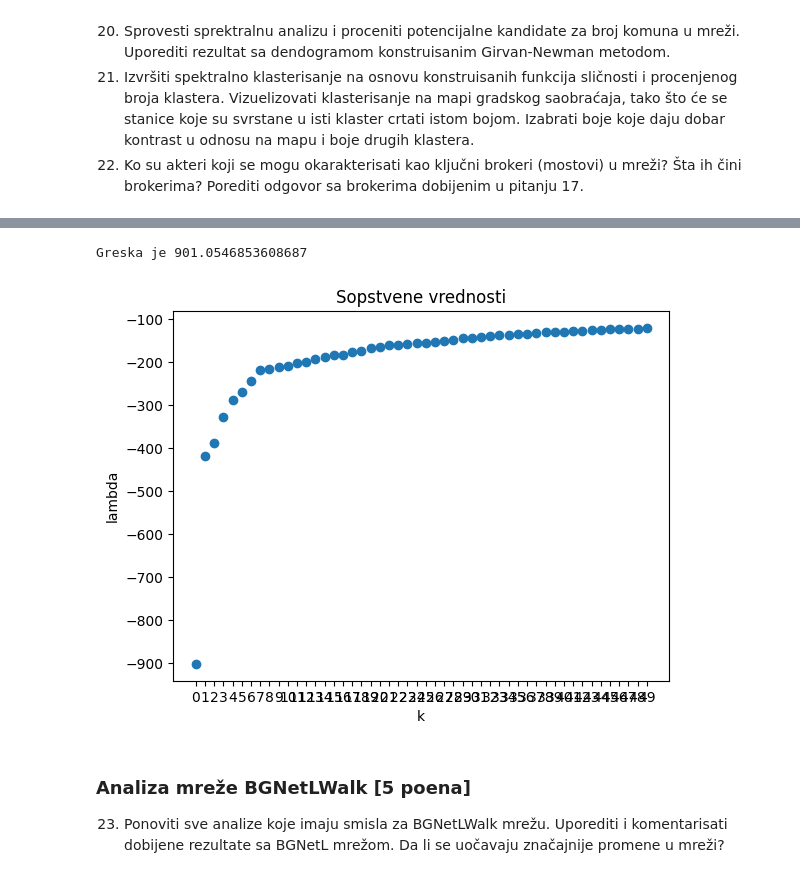
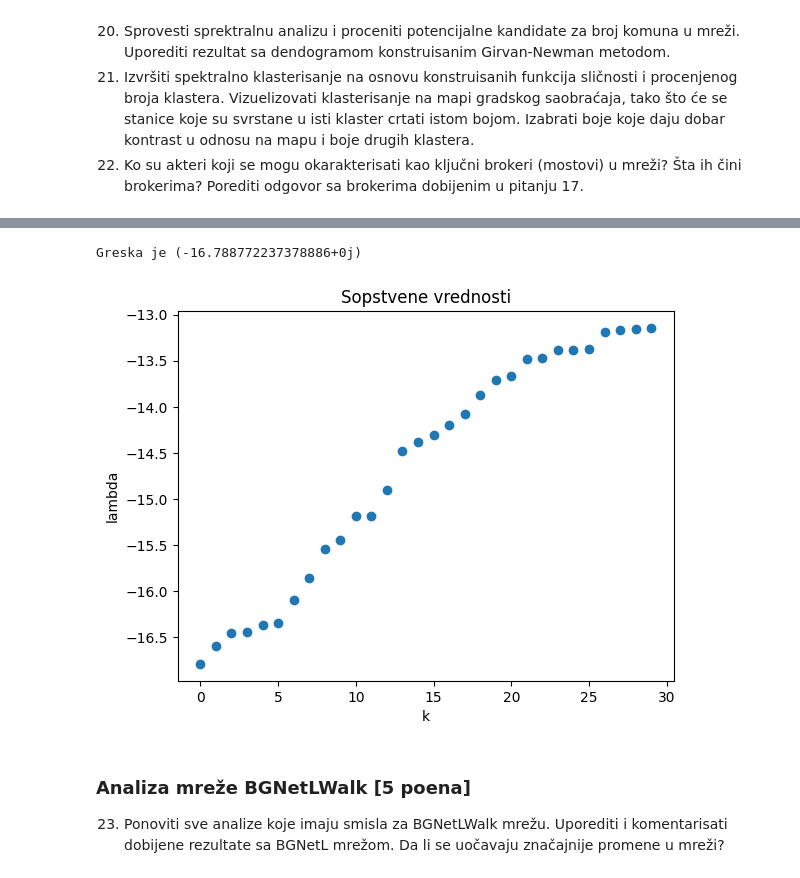
Before and after one commit to markods/BelgradeTransportNet, a Jupyter notebook: src/projekat.ipynb, the cells around one changed output, grey strips where cells are left out. Drawn from its saved outputs; the diff is of its cells as text; code cells hidden in the pictures.

```diff
--- a/src/projekat.ipynb
+++ b/src/projekat.ipynb
@@ -1015,7 +1015,7 @@ def get_community_BC(G:nx.Graph, community_attribute):
     normalization = (N - 1) * (N - 2) / 2 # Za grafove koje imamo, N > 2"
     BC_communities = {}
 
-    all_shortest_paths_length_dict = dict(nx.all_pairs_shortest_path_length(G, cutoff=3)) # Cak i ako je zaista nakraci put, nece se racunati
+    all_shortest_paths_length_dict = dict(nx.all_pairs_shortest_path_length(G, cutoff=5)) # Cak i ako je zaista nakraci put, nece se racunati
     for u, v in combinations(G.nodes(), 2):
         # Nema smisla za posredsvom ako su vec povezane\n",
         if G.has_edge(u, v) or G.has_edge(v, u):
@@ -1058,7 +1058,6 @@ for node in G.nodes:
     G.nodes[node]["community_test"] = node
 BC_nx = nx.betweenness_centrality(G, normalized=True)
 print(f"Networkx:{BC_nx}")
-id_to_order_map2, _ = make_id_and_order_dicts(G)
 BC_custom = get_community_BC(G, "community_test")
 print(f"Custom:{BC_custom}")
 # %% [output]
@@ -1181,9 +1178,11 @@ def adjacency_function(G:nx.Graph, u, v):
 def distance_function(G:nx.Graph, u, v):
     k = 100.0
     distance = calculate_distance(G, u, v)
-    if u == v or distance < 1:
+    if u == v:
+        return 0
+    if distance < 1:
         return 1
-    return k / calculate_distance(G, u, v)
+    return k / distance
 
 def combined_function(G:nx.Graph, u, v):
     return adjacency_function(G, u, v) * distance_function(G, u, v)
@@ -1194,13 +1193,9 @@ def make_similarity_matrix(G:nx.Graph, order_to_id_map, similarity_function):
     W = np.zeros((N, N))
     for ord_u, row in enumerate(W):
         for ord_v, _ in enumerate(row):
-            u = order_to_id_map[0]
-            v = order_to_id_map[0]
-            print(f"{ord_u}, {ord_v}")
-            print(f"{u}, {v}")
-            return
+            u = order_to_id_map[ord_u]
+            v = order_to_id_map[ord_v]
             W[ord_u, ord_v] = similarity_function(G, u, v)
-    print(W)
     return W
 
 def make_laplacian_matrix(G:nx.Graph, dicts, similarity_function):
@@ -1210,11 +1205,6 @@ def make_laplacian_matrix(G:nx.Graph, dicts, similarity_function):
     L = D - W
     return L
 
-
 dicts = (id_to_order_map, order_to_id_map)
-# make_similarity_matrix(BgNetL, dicts, distance_function)
-ord_u, ord_v = 0, 0
-u = dicts[1][ord_u]
-v = order_to_id_map[ord_v]
-print(f"{u}, {v}")
+make_similarity_matrix(BgNetL, order_to_id_map, distance_function)
 # %% [output]
@@ -1241,54 +1243,51 @@ def analyze_by_function(G:nx.Graph, similarity_function, function_name, plot = F
     eigen_values, eigen_vectors = linalg.eig(L)
     zipped_list = list(zip(eigen_values, eigen_vectors))
     zipped_list.sort(key=lambda t: t[0])
-    eigen_values_sorted, eigen_vectors_sorted = zip(*zipped_list[:50])
-    error = abs(eigen_values_sorted[0])
+    # eigen_values_sorted, eigen_vectors_sorted = zip(*zipped_list[:50]) #50 je za susednost
+    # eigen_values_sorted, eigen_vectors_sorted = zip(*zipped_list[1500:])# rastojanje
+    eigen_values_sorted, eigen_vectors_sorted = zip(*zipped_list[20:50])# rastojanje
+    error = eigen_values_sorted[0]
     print(f"Greska je {error}")
 
     if plot:
         plt.plot(eigen_values_sorted, 'o')
-        plt.xticks(range(len(eigen_values_sorted)))
+        # plt.xticks(range(len(eigen_values_sorted)))
         plt.xlabel("k")
         plt.ylabel("lambda")
         plt.title("Sopstvene vrednosti")
         plt.show() # Susednost: 5, 8, 16, 20, 25, 34, 44, 48...
 
     return
 
     indices = []
     if function_name == "adjacency":
         indices = [5, 20, 44]
 
     eigen_values_to_save = [eigen_values_sorted[index] for index in indices]
     eigen_vectors_to_save = [eigen_vectors_sorted[index] for index in indices]
 
     file_name_start = "spectral_analysis_"
     with open(f"{spectral_path}/{file_name_start}_{function_name}_indices.txt", "w") as file_values:
         for index in indices:
             file_values.write(str(index))
             file_values.write("\n")
     with open(f"{spectral_path}/{file_name_start}_{function_name}_values.txt", "w") as file_index:
         for eigen_value in eigen_values_to_save:
             file_index.write(str(eigen_value))
             file_index.write("\n")
     for ord, eigen_vector in enumerate(eigen_vectors_to_save):
         filename = f"{spectral_path}/{file_name_start}_{function_name}_vectors_{indices[ord]}.csv"
         np.savetxt(filename, eigen_vector, delimiter=",")
 
-
-
-
-
-
 modes = ["adjacency", "distance", "combined", "skip_analysis"]
 functions = {modes[0]: adjacency_function, modes[1]: distance_function, modes[2] : combined_function}
-mode = modes[1]
+mode = modes[2]
 
 if mode != modes[3]:
     analyze_by_function(BgNetL, functions[mode], mode, plot=True)
 # %% [output]
-Greska je 901.0546853608687
+Greska je (-16.788772237378886+0j)
-[figure, old version]
+[figure, new version]
 # %%
 # 21) Izvršiti spektralno klasterisanje na osnovu konstruisanih funkcija sličnosti i procenjenog broja klastera.
 # Vizuelizovati klasterisanje na mapi gradskog saobraćaja, tako što će se stanice koje su svrstane u isti klaster crtati istom bojom.
```
Also changed, not shown: parts of 2 cells of this notebook, 4 other files.
